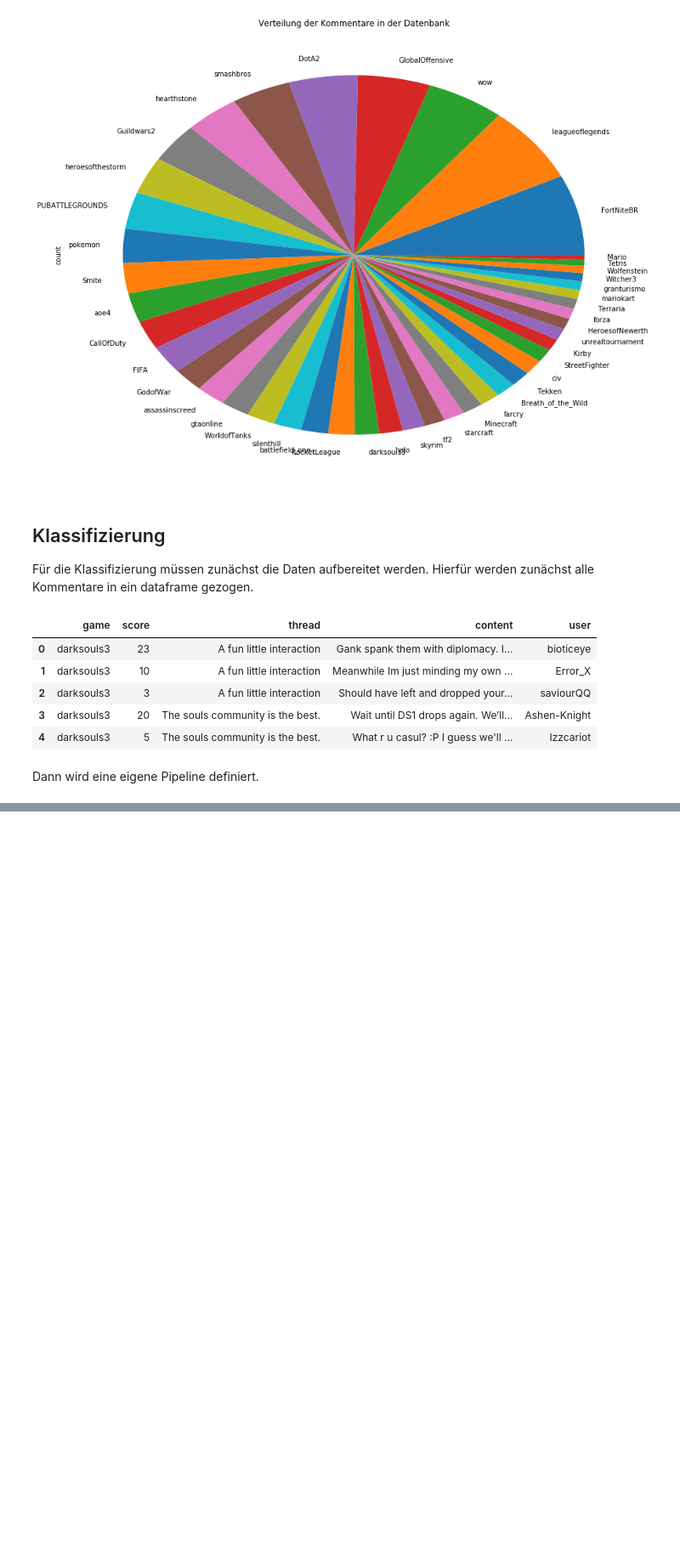
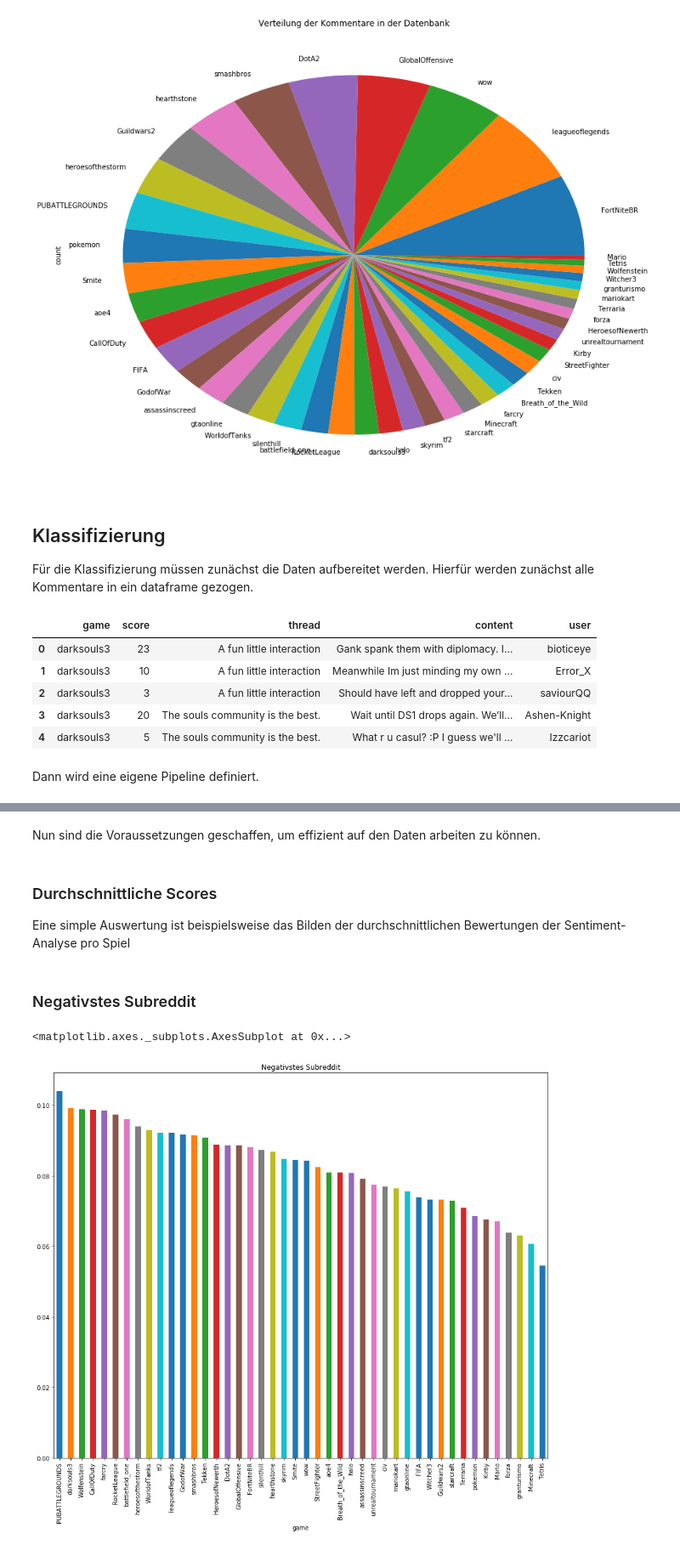
Before and after one commit to TheGarkine/RedditMining, a Jupyter notebook: Mining.ipynb, the cells around one changed output, grey strips where cells are left out. Shown at 85% size. Drawn from its saved outputs; the diff is of its cells as text; code cells hidden in the pictures; blank space fills up the shorter version.

Commit message:
Sentiment analysis started

```diff
--- a/Mining.ipynb
+++ b/Mining.ipynb
@@ -592,7 +582,7 @@ def remove_punctuation(tokens):
     return [t for t in tokens if t not in punctuation]
 
 stopwords = set(nltk.corpus.stopwords.words('english'))
-custom_stopwords = {"r","u","im","get"}
+custom_stopwords = {"r","u","im","get", '\'s', '\'m'}
 stopwords = stopwords.union(custom_stopwords)
 
 def remove_stopwords(tokens):
@@ -633,0 +622,5 @@ Name: processed_content, Length: 85457, dtype: object
+# %%
+intensity_analyzer = SentimentIntensityAnalyzer()
+
+processed_with_sent = processed_comments_df.copy()
+sentiment_series = processed_with_sent["content"].map(lambda text: intensity_analyzer.polarity_scores(text))
@@ -633,0 +631,7 @@ Name: processed_content, Length: 85457, dtype: object
+# %%
+processed_with_sent["sent_neg"] = sentiment_series.map(lambda x: x["neg"])
+processed_with_sent["sent_neu"] = sentiment_series.map(lambda x: x["neu"])
+processed_with_sent["sent_pos"] = sentiment_series.map(lambda x: x["pos"])
+processed_with_sent["sent_comp"] = sentiment_series.map(lambda x: x["compound"])
+
+processed_with_sent.head()
@@ -633,0 +645,20 @@ Name: processed_content, Length: 85457, dtype: object
+# %% [markdown]
+Nun sind die Voraussetzungen geschaffen, um effizient auf den Daten arbeiten zu können.
+# %% [markdown]
+### Durchschnittliche Scores
+
+Eine simple Auswertung ist beispielsweise das Bilden der durchschnittlichen Bewertungen der Sentiment-Analyse pro Spiel
+# %%
+sent_mean = {}
+sent_mean["neg"] = processed_with_sent.groupby(['game'])["sent_neg"].mean().sort_values(ascending=False)
+sent_mean["neu"] = processed_with_sent.groupby(['game'])["sent_neu"].mean().sort_values(ascending=False)
+sent_mean["pos"] = processed_with_sent.groupby(['game'])["sent_pos"].mean().sort_values(ascending=False)
+sent_mean["comp"] = processed_with_sent.groupby(['game'])["sent_comp"].mean().sort_values(ascending=False)
+sent_mean["steadiness"] = (sent_mean["neg"] + sent_mean["pos"]).sort_values(ascending=False)
+# %% [markdown]
+### Negativstes Subreddit
+# %%
+sent_mean["neg"].plot(kind="bar", figsize=(15,12), title="Negativstes Subreddit")
+# %% [output]
+<matplotlib.axes._subplots.AxesSubplot at 0x...>
+[figure, added]
```
Also changed, not shown: parts of 18 cells of this notebook, 2 other files.
